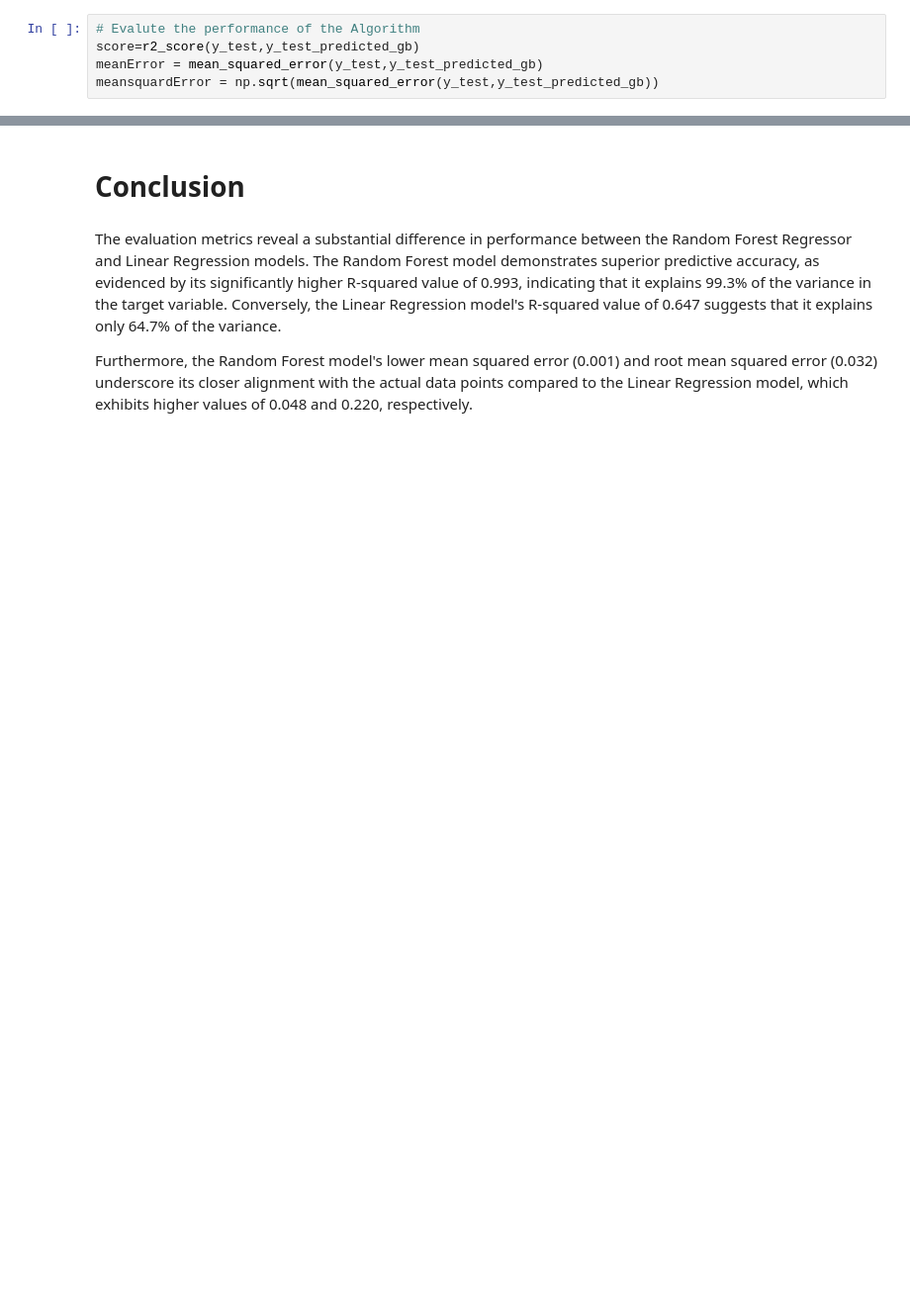
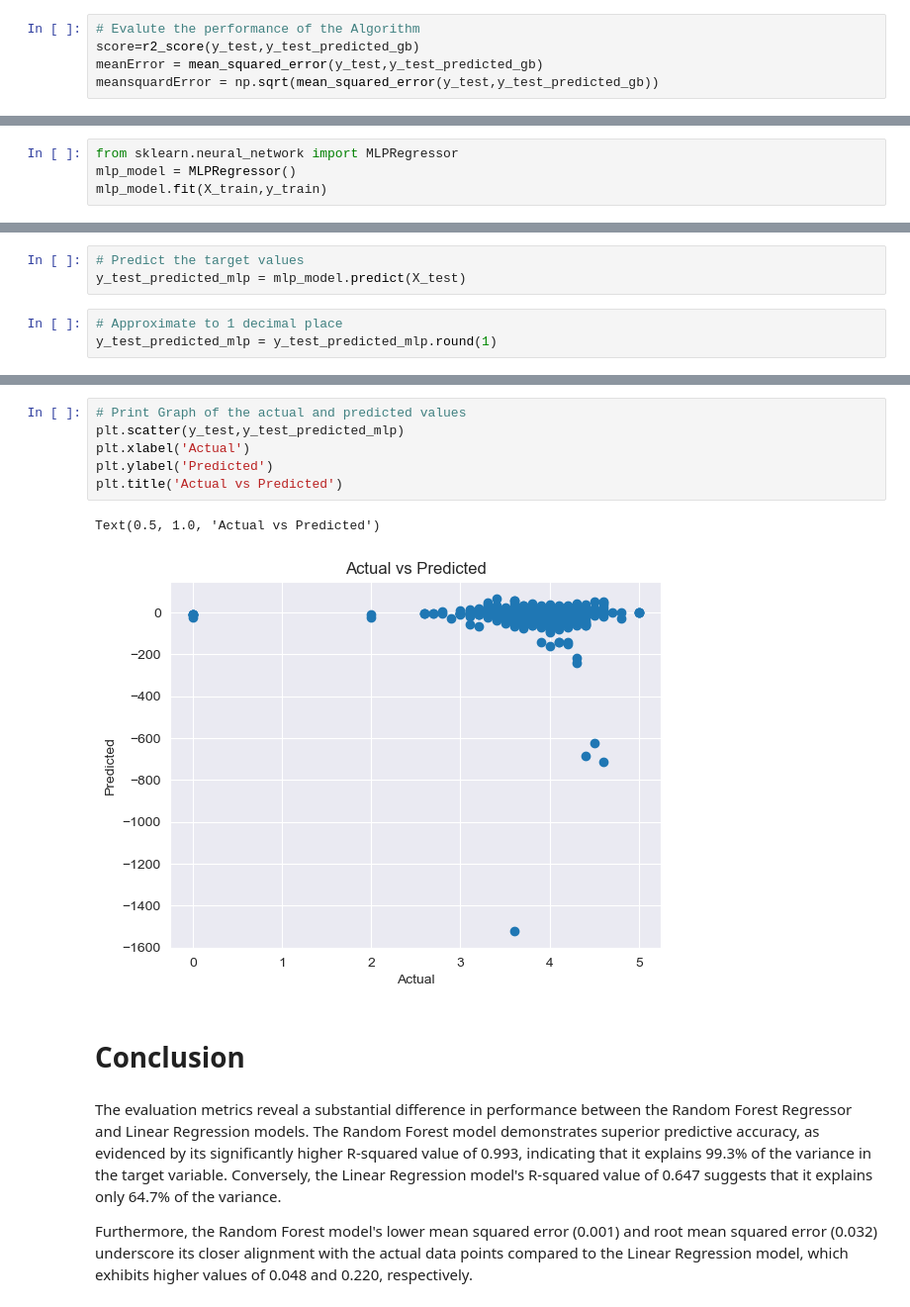
Before and after one commit to logicalNil/Books_Analysis, a Jupyter notebook: main.ipynb, the cells around one changed output, grey strips where cells are left out. Shown at 99% size. Saved outputs shown, nothing was run; the diff lists cells and outputs as text; blank space fills up the shorter version.

```diff
--- a/main.ipynb
+++ b/main.ipynb
@@ -825,0 +825,4 @@ Text(0.5, 1.0, 'Actual vs Predicted')
+# %%
+from sklearn.neural_network import MLPRegressor
+mlp_model = MLPRegressor()
+mlp_model.fit(X_train,y_train)
@@ -825,0 +831,6 @@ Text(0.5, 1.0, 'Actual vs Predicted')
+# %%
+# Predict the target values
+y_test_predicted_mlp = mlp_model.predict(X_test)
+# %%
+# Approximate to 1 decimal place
+y_test_predicted_mlp = y_test_predicted_mlp.round(1)
@@ -826,3 +872,12 @@ Text(0.5, 1.0, 'Actual vs Predicted')
+# %%
+# Print Graph of the actual and predicted values
+plt.scatter(y_test,y_test_predicted_mlp)
+plt.xlabel('Actual')
+plt.ylabel('Predicted')
+plt.title('Actual vs Predicted')
+# %% [output]
+Text(0.5, 1.0, 'Actual vs Predicted')
+[figure, added]
 # %% [markdown]
 # Conclusion
 # %% [markdown]
```
Also changed, not shown: parts of 28 cells of this notebook.
